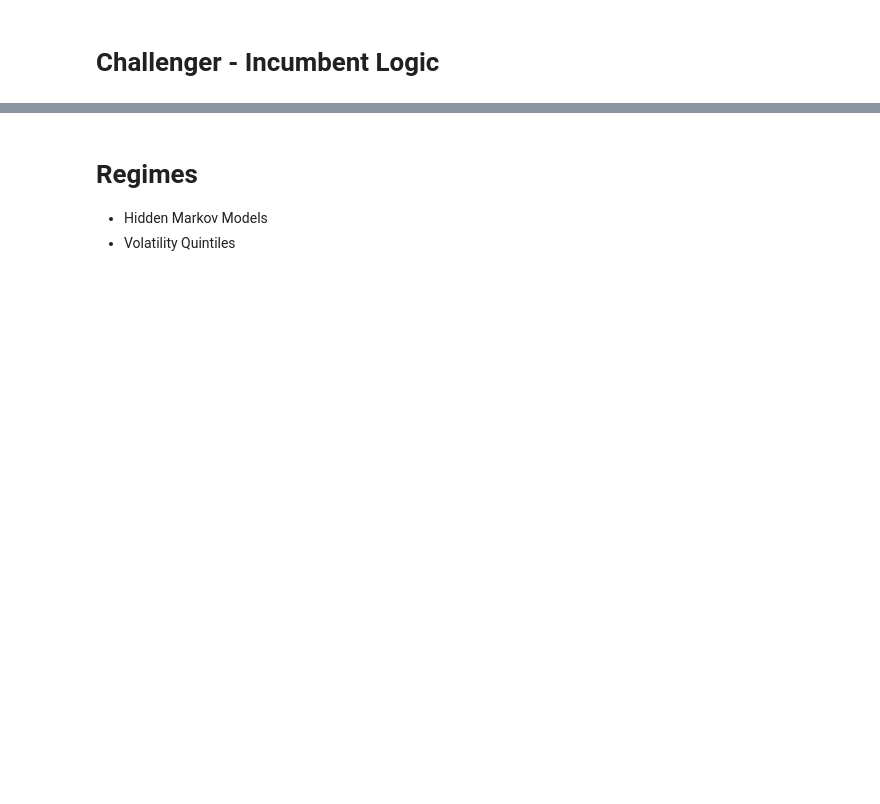
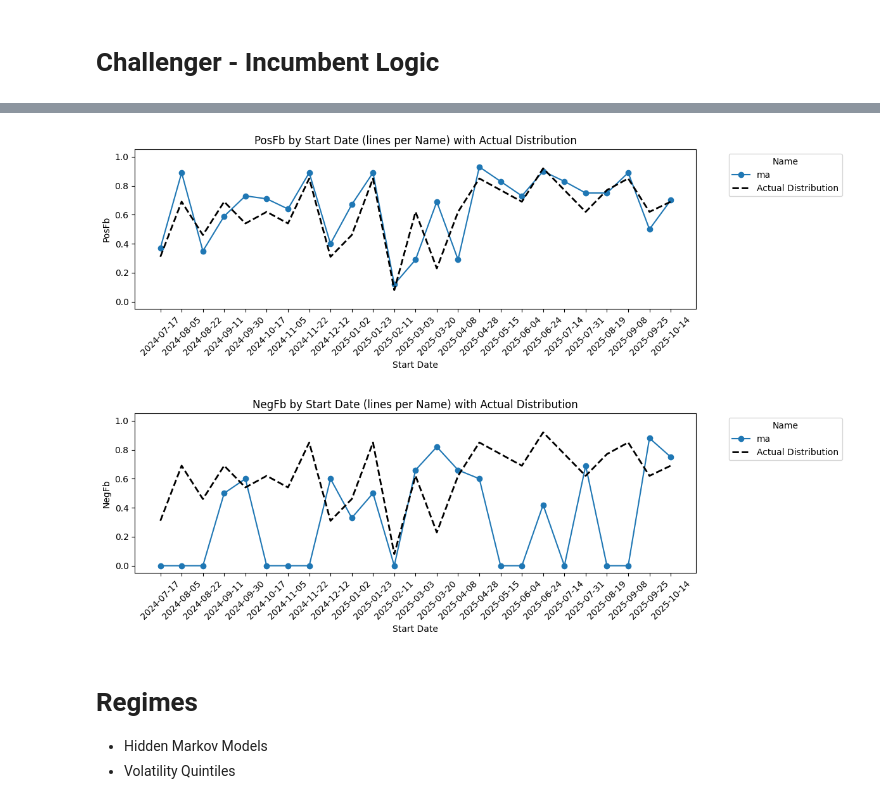
Before and after one commit to bchase17/Fracturion, a Jupyter notebook: Testing_Pipeline/Experiment_Pipeline.ipynb, the cells around one changed output, grey strips where cells are left out. Drawn from its saved outputs; the diff is of its cells as text; code cells hidden in the pictures; blank space fills up the shorter version.

Commit message:
updates to visuals and pi scoring function

```diff
--- a/Testing_Pipeline/Experiment_Pipeline.ipynb
+++ b/Testing_Pipeline/Experiment_Pipeline.ipynb
@@ -711,10 +729,10 @@ exclude = {'Date', 'Close', 'High', 'Low', 'Volume'}
 ## ============================== ##
 ticker = 'QQQ'
 returns = [5] # list of time horizons to test
-test_size = 12 # used for size of test set, default is 10-20
-lbs = [9] # lookback years for training data, default is 8
+test_size = 13 # used for size of test set, default is 10-20
+lbs = [8] # lookback years for training data, default is 8
 offset_size = test_size # if doing multiple time series, this value determines the step size
-runs = 10 # number of runs to do
+runs = 15 # number of runs to do
 
 
 ## ============================== ##
@@ -749,6 +767,8 @@ for feature_set in feature_sets:
 
 df = df_merged.sort_values('Date', ascending=False).copy()  # newest first
 
+# Base dictionary for reference
+"""
 # name, columns, cv_type dict for each model
 models_dict = {
     'moving_averages': (ma_cols, 'temporal'),
@@ -757,6 +777,11 @@ models_dict = {
     'atr_adx_volatility': (atr_adx_vol_cols, 'temporal'),
     'vix_skew': (vix_skew_cols, 'temporal'),
     'experimental_slope': (experimental_slop_cols, 'temporal'),
+}
+"""
+
+models_dict = {
+    'moving_averages': (ma_cols+rsi_macd_cols+volume_cols+atr_adx_vol_cols+vix_skew_cols+experimental_slop_cols, 'rs'),
 }
 
 for r in returns:
@@ -777,11 +802,24 @@ for r in returns:
             neg_cut = neg.nlargest(max(1, int(len(neg) * 0.05))).min()
             pos_cut = pos.nsmallest(max(1, int(len(pos) * 0.05))).max()
             filtered = df_ph[(rets < neg_cut) | (rets > pos_cut)].copy()
-            print(f"Run {i+1} of {runs} | LB: {lb} | {filtered['Date'].iloc[test_size]} - {filtered['Date'].iloc[0]}")
+            print(f"Run {i+1} of {runs} | LB: {lb} | Horizon: {r} | {filtered['Date'].iloc[test_size]} - {filtered['Date'].iloc[0]}")
 
             #==== Loop through model_dicts Run ====#
-            for name, (cols, cv_type) in models_dict.items():
-                metrics_df = run(filtered, cols, ret_col, lb, cv_type, name, metrics_df)
+            combos_dict = combos(models_dict)
+            for name, (cols, cv_type) in combos_dict.items():
+                metrics_df, perm_df = run(filtered, cols, ret_col, lb, cv_type, name, metrics_df)
+                all_perm_dfs.append(perm_df.copy())
+                """
+                start = time.time()
+                metrics_df, perm_df = run(filtered, cols, ret_col, lb, cv_type, name, metrics_df)
+                all_perm_dfs.append(perm_df.copy())
+                end = time.time()
 
-visualize_performance(metrics_df)
+                elapsed = end - start
+                mins, secs = divmod(elapsed, 60)
+                print(f"{name}: {int(mins)}m {secs:.0f}s")
+                """
+
+#visualize_performance(metrics_df)
+perm_summary_df = pd.concat(all_perm_dfs, ignore_index=True)
 # %% [output]
@@ -800,3 +874,9 @@ Run 10 of 10 | LB: 9 | 2025-05-09 - 2025-05-29
+# %%
+metrics_df_all = metrics_df.copy()
+visualize_performance(metrics_df_all)
+# %% [output]
+[figure, added]
+[figure, added]
 # %% [markdown]
 # Regimes
 
```
Also changed, not shown: parts of 3 cells of this notebook, 1 other file.
